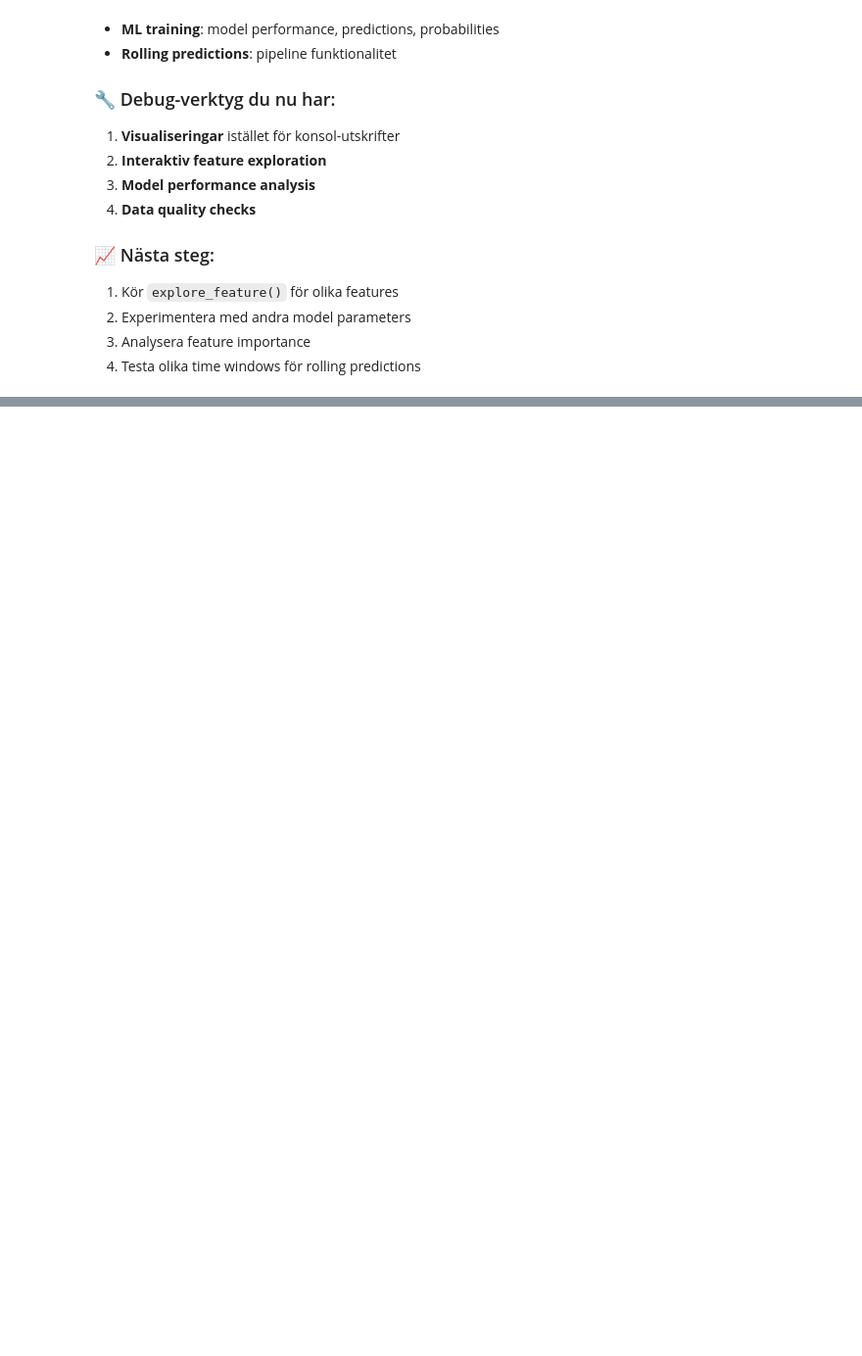
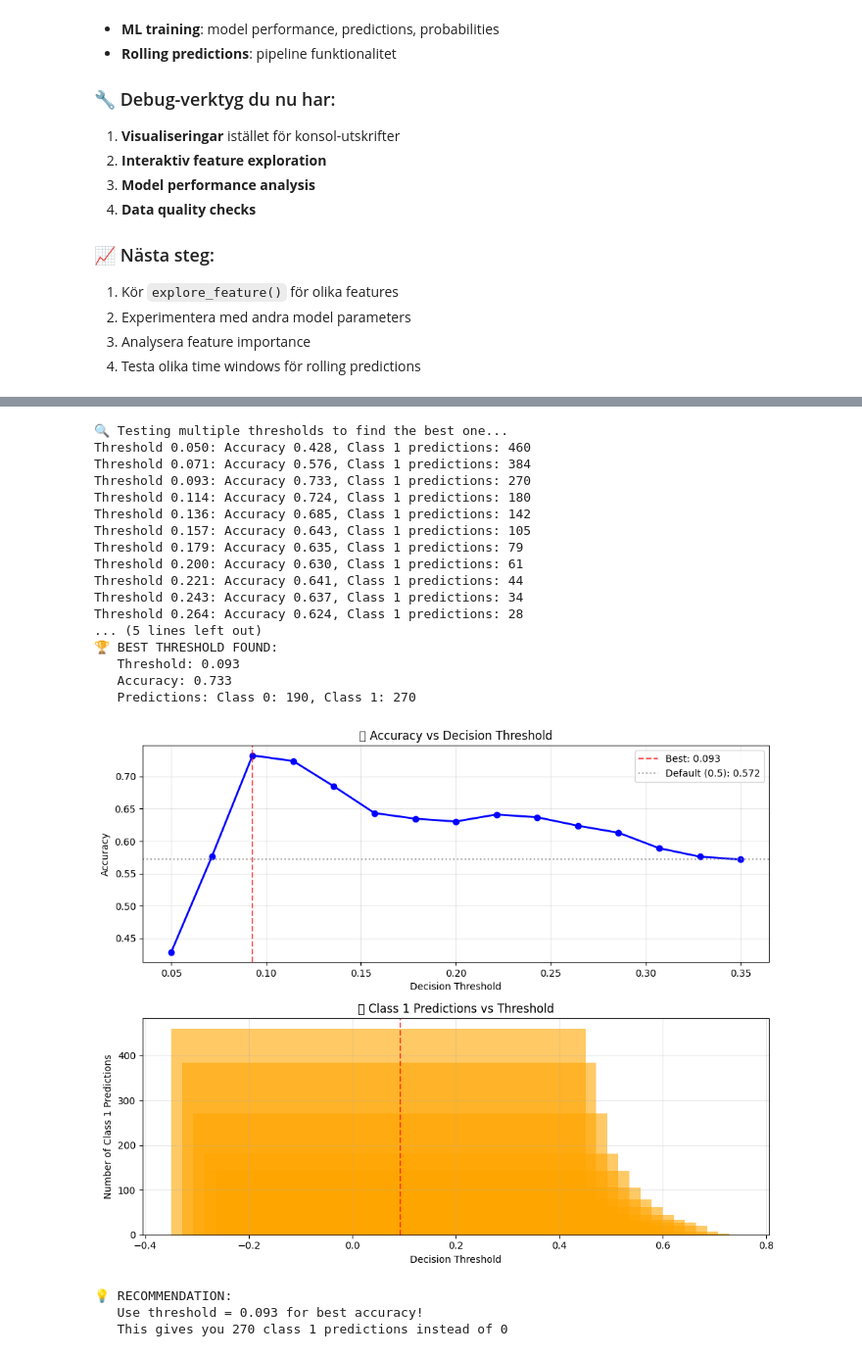
Before and after one commit to AdamWenn/DCA-Beating-model-for-monthly-investements, a Jupyter notebook: ML_Debug_Interactive.ipynb, the cells around one changed output, grey strips where cells are left out. Shown at 98% size. Drawn from its saved outputs; the diff is of its cells as text; code cells hidden in the pictures; blank space fills up the shorter version.

```diff
--- a/ML_Debug_Interactive.ipynb
+++ b/ML_Debug_Interactive.ipynb
@@ -489,0 +1200,76 @@ Detta notebook ger dig kraftfulla verktyg för ML-debugging:
+# %%
+# 🔍 FIND THE OPTIMAL THRESHOLD FOR YOUR MODEL
+print("🔍 Testing multiple thresholds to find the best one...")
+
+# Test a range of thresholds
+test_thresholds = np.linspace(0.05, 0.35, 15)
+threshold_results = []
+
+for thresh in test_thresholds:
+    result = model.test_custom_threshold(y_proba, y_test, thresh)
+    threshold_results.append(result)
+    print(f"Threshold {thresh:.3f}: Accuracy {result['accuracy']:.3f}, "
+          f"Class 1 predictions: {result['pred_counts']['class_1']}")
+
+# Find best threshold
+best_result = max(threshold_results, key=lambda x: x['accuracy'])
+print(f"\n🏆 BEST THRESHOLD FOUND:")
+print(f"   Threshold: {best_result['threshold']:.3f}")
+print(f"   Accuracy: {best_result['accuracy']:.3f}")
+print(f"   Predictions: Class 0: {best_result['pred_counts']['class_0']}, Class 1: {best_result['pred_counts']['class_1']}")
+
+# Plot threshold vs accuracy
+import matplotlib.pyplot as plt
+
+thresholds = [r['threshold'] for r in threshold_results]
+accuracies = [r['accuracy'] for r in threshold_results]
+class1_counts = [r['pred_counts']['class_1'] for r in threshold_results]
+
+fig, (ax1, ax2) = plt.subplots(2, 1, figsize=(10, 8))
+
+# Accuracy vs threshold
+ax1.plot(thresholds, accuracies, 'b-o', linewidth=2, markersize=6)
+ax1.axvline(best_result['threshold'], color='red', linestyle='--', alpha=0.7, label=f'Best: {best_result["threshold"]:.3f}')
+ax1.axhline(default_accuracy, color='gray', linestyle=':', alpha=0.7, label=f'Default (0.5): {default_accuracy:.3f}')
+ax1.set_xlabel('Decision Threshold')
+ax1.set_ylabel('Accuracy')
+ax1.set_title('🎯 Accuracy vs Decision Threshold')
+ax1.grid(True, alpha=0.3)
+ax1.legend()
+
+# Class 1 predictions vs threshold
+ax2.bar(thresholds, class1_counts, alpha=0.6, color='orange')
+ax2.axvline(best_result['threshold'], color='red', linestyle='--', alpha=0.7)
+ax2.set_xlabel('Decision Threshold')
+ax2.set_ylabel('Number of Class 1 Predictions')
+ax2.set_title('📊 Class 1 Predictions vs Threshold')
+ax2.grid(True, alpha=0.3)
+
+plt.tight_layout()
+plt.show()
+
+print(f"\n💡 RECOMMENDATION:")
+print(f"   Use threshold = {best_result['threshold']:.3f} for best accuracy!")
+print(f"   This gives you {best_result['pred_counts']['class_1']} class 1 predictions instead of 0")
+# %% [output]
+🔍 Testing multiple thresholds to find the best one...
+Threshold 0.050: Accuracy 0.428, Class 1 predictions: 460
+Threshold 0.071: Accuracy 0.576, Class 1 predictions: 384
+Threshold 0.093: Accuracy 0.733, Class 1 predictions: 270
+Threshold 0.114: Accuracy 0.724, Class 1 predictions: 180
+Threshold 0.136: Accuracy 0.685, Class 1 predictions: 142
+Threshold 0.157: Accuracy 0.643, Class 1 predictions: 105
+Threshold 0.179: Accuracy 0.635, Class 1 predictions: 79
+Threshold 0.200: Accuracy 0.630, Class 1 predictions: 61
+Threshold 0.221: Accuracy 0.641, Class 1 predictions: 44
+Threshold 0.243: Accuracy 0.637, Class 1 predictions: 34
+Threshold 0.264: Accuracy 0.624, Class 1 predictions: 28
+... (5 lines left out)
+🏆 BEST THRESHOLD FOUND:
+   Threshold: 0.093
+   Accuracy: 0.733
+   Predictions: Class 0: 190, Class 1: 270
+[figure, added]
+💡 RECOMMENDATION:
+   Use threshold = 0.093 for best accuracy!
+   This gives you 270 class 1 predictions instead of 0
```
Also changed, not shown: parts of 20 cells of this notebook, 13 other files.
